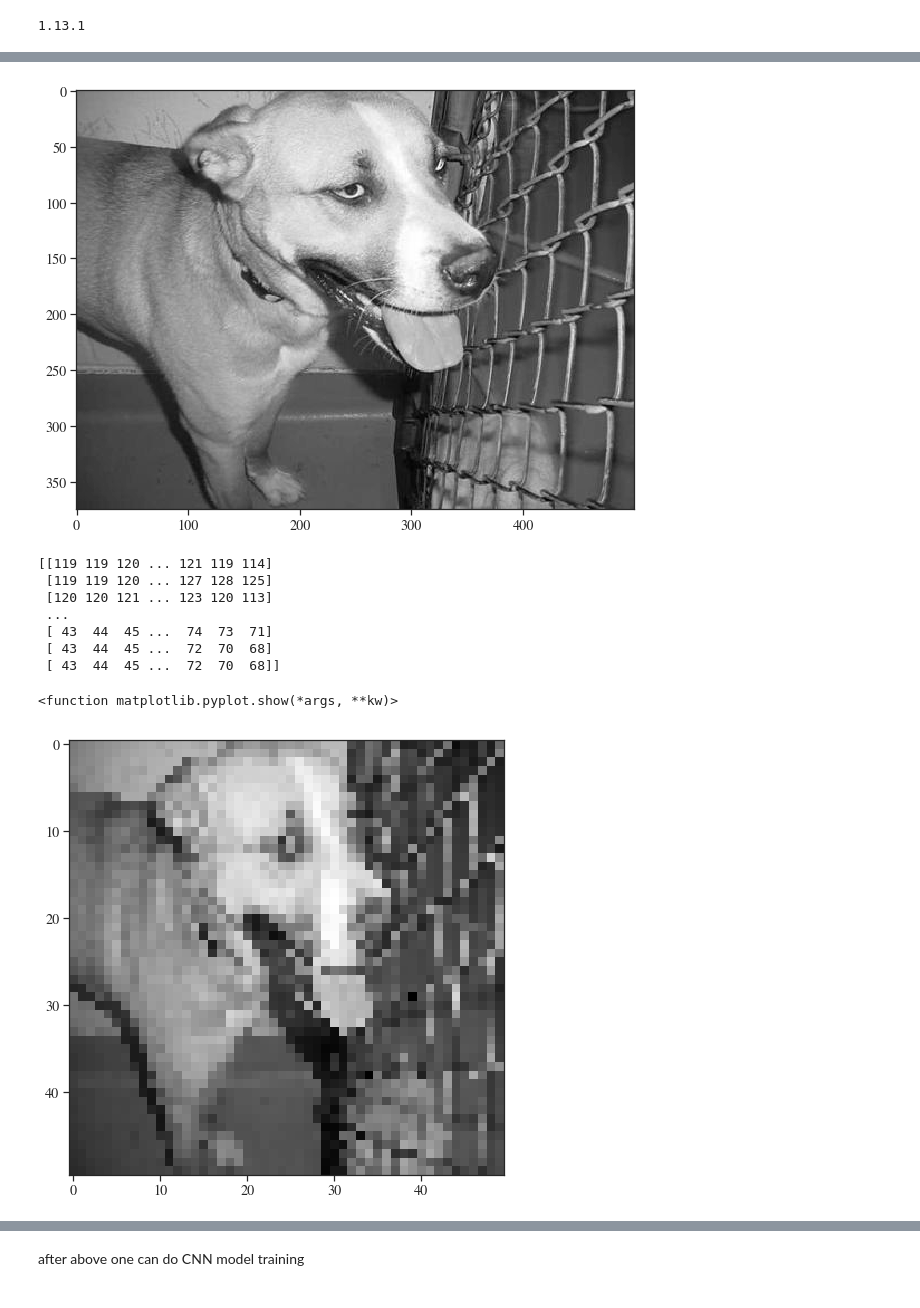
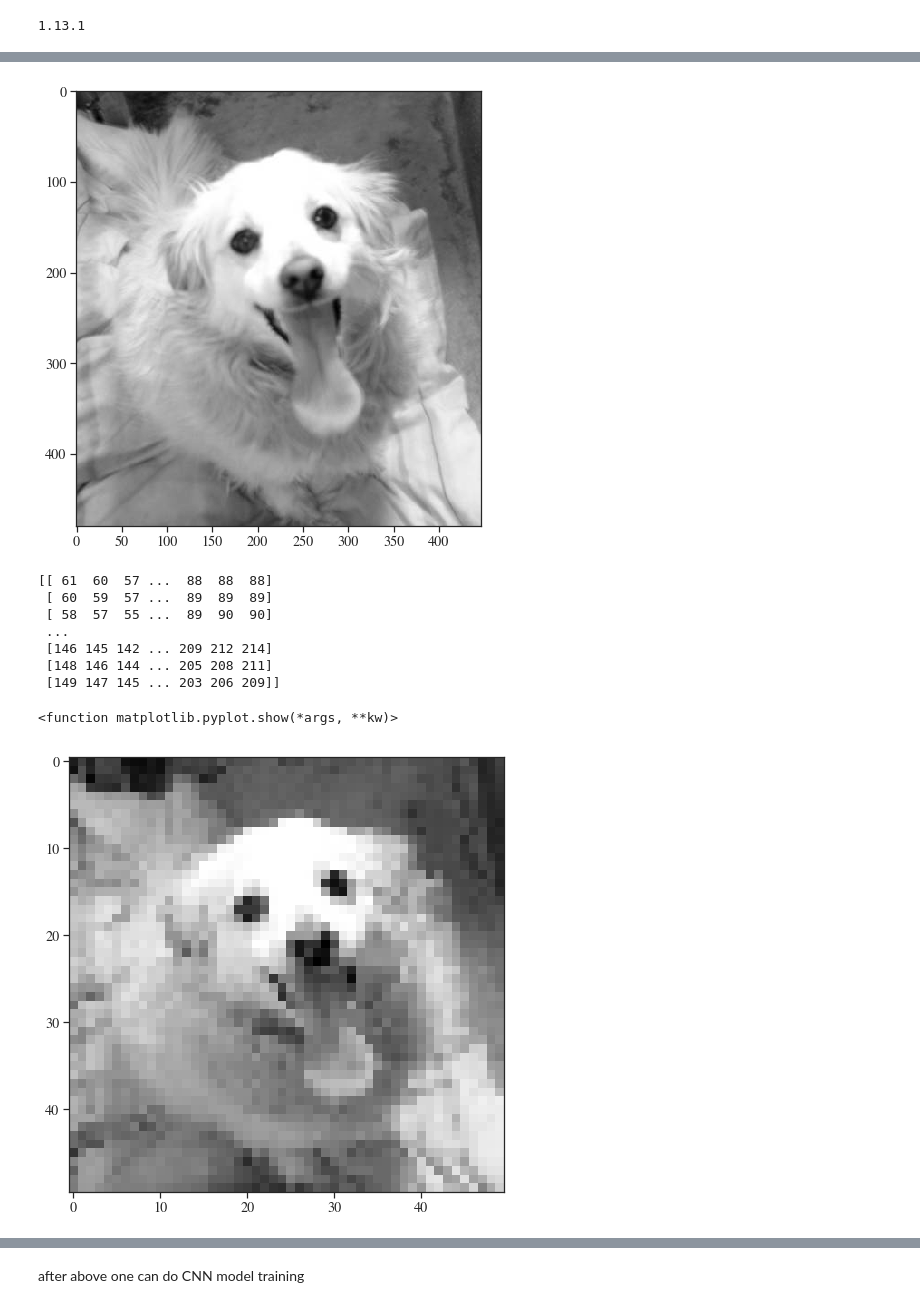
Before and after one commit to suntearinheart/machinelearning2019, a Jupyter notebook: dogcat/dogcatcnn.ipynb, the cells around one changed output, grey strips where cells are left out. Saved outputs shown, nothing was run; the diff lists cells and outputs as text; code cells hidden in the pictures.

```diff
--- a/dogcat/dogcatcnn.ipynb
+++ b/dogcat/dogcatcnn.ipynb
@@ -74,30 +75,30 @@ print(cwd)
 # %%
 #load the dataset
 #test one image and show
-DATADIR = "/home/zoe/Documents/machinelearning2019/PetImages"
+DATADIR = cwd
 CATEGORIES = ["Dog","Cat"]
 
 for category in CATEGORIES:
     path = os.path.join(DATADIR, category)#path to cats or dogs dir
     for img in os.listdir(path):
         img_array = cv2.imread(os.path.join(path,img), cv2.IMREAD_GRAYSCALE)#read and make it to grey scale
         plt.imshow(img_array,cmap="gray")
         plt.show()
         break
     break
 # %% [output]
-[figure, old version]
+[figure, new version]
 # %%
 #show the print array
 print(img_array)
 # %% [output]
-[[119 119 120 ... 121 119 114]
- [119 119 120 ... 127 128 125]
- [120 120 121 ... 123 120 113]
+[[ 61  60  57 ...  88  88  88]
+ [ 60  59  57 ...  89  89  89]
+ [ 58  57  55 ...  89  90  90]
  ...
- [ 43  44  45 ...  74  73  71]
- [ 43  44  45 ...  72  70  68]
- [ 43  44  45 ...  72  70  68]]
+ [146 145 142 ... 209 212 214]
+ [148 146 144 ... 205 208 211]
+ [149 147 145 ... 203 206 209]]
 # %%
 # set the image size to 50
 IMG_SIZE = 50
@@ -106,7 +107,7 @@ plt.imshow(new_array, cmap = 'gray')
 plt.show
 # %% [output]
 <function matplotlib.pyplot.show(*args, **kw)>
-[figure, old version]
+[figure, new version]
 # %%
 import random
 # seperate the dataset to training set and testing set
```
Also changed, not shown: parts of 13 cells of this notebook.
